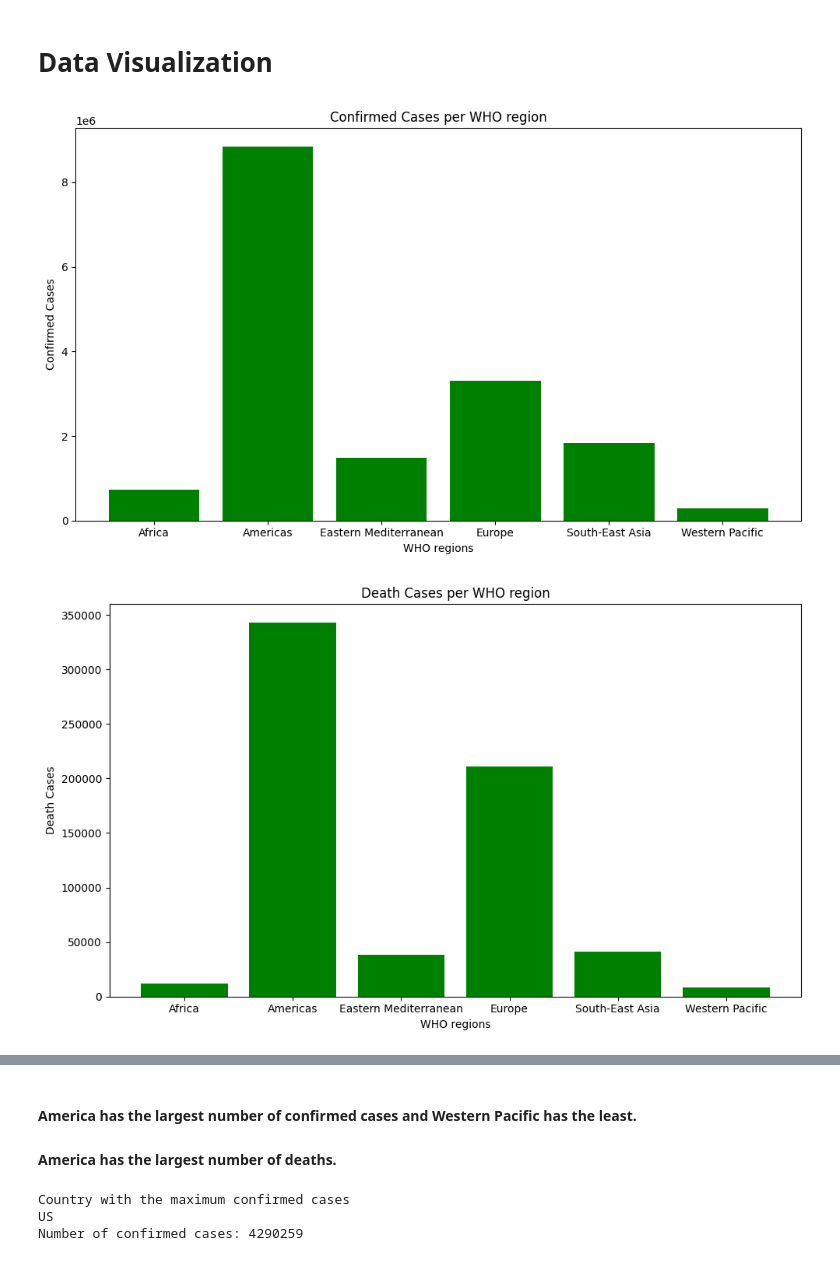
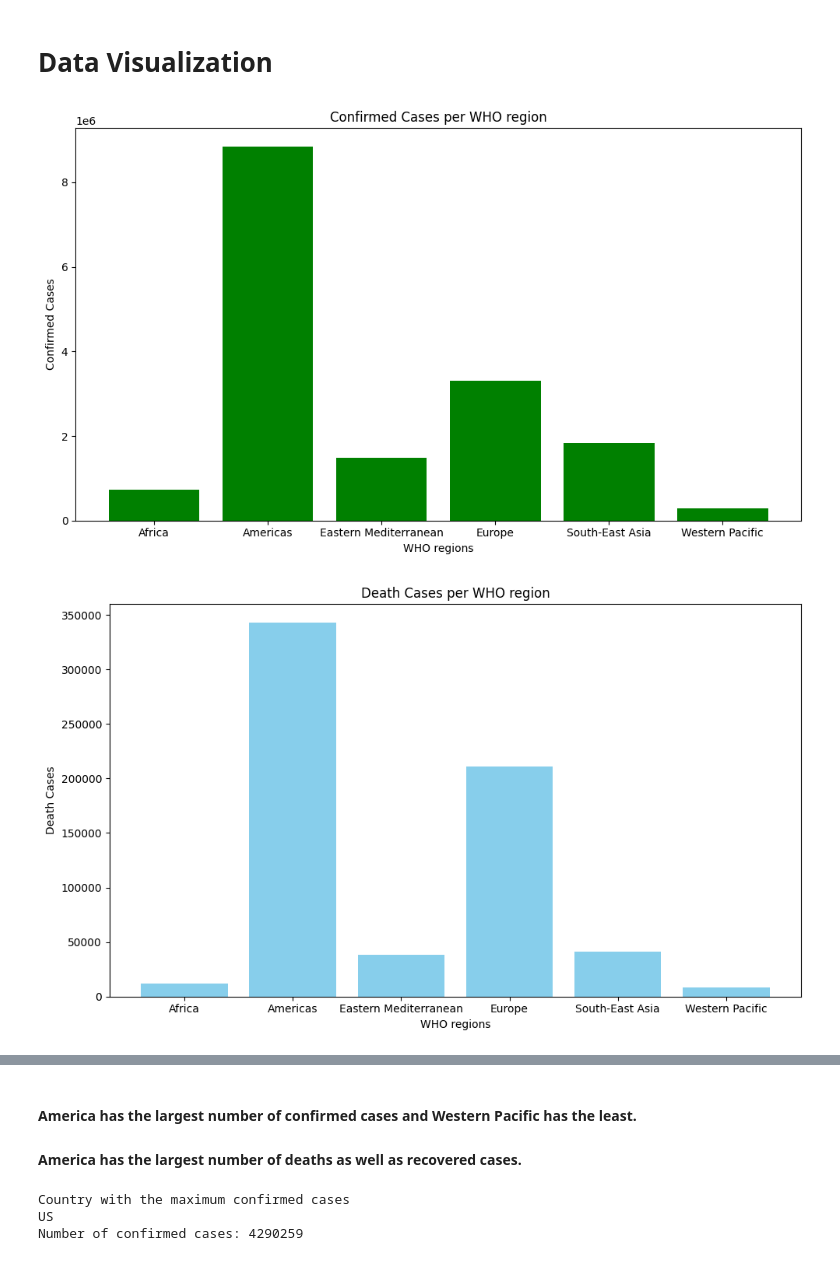
Before and after one commit to barshakc/Covid-19-Data-Analysis, a Jupyter notebook: Covid-19.ipynb, the cells around one changed output, grey strips where cells are left out. Saved outputs shown, nothing was run; the diff lists cells and outputs as text; code cells hidden in the pictures.

Commit message:
Added Visualizations

```diff
--- a/Covid-19.ipynb
+++ b/Covid-19.ipynb
@@ -102,25 +103,36 @@ df.describe()
 # %%
 #To determine the highest number of confirmed cases in WHO region ,we shall plot it in bar diagram.
 df_grouped=df.groupby('WHO Region')['Confirmed'].sum().reset_index()
 
 plt.figure(figsize=(10,6))
 plt.bar(df_grouped['WHO Region'],df_grouped['Confirmed'],color='green')
 plt.xlabel('WHO regions')
 plt.ylabel('Confirmed Cases')
 plt.title('Confirmed Cases per WHO region')
 plt.tight_layout()
 plt.show()
 
 #To determine the highest number of deaths in WHO region
 df_death=df.groupby('WHO Region')['Deaths'].sum().reset_index()
 
 plt.figure(figsize=(10,6))
-plt.bar(df_death['WHO Region'],df_death['Deaths'],color='green')
+plt.bar(df_death['WHO Region'],df_death['Deaths'],color='skyblue')
 plt.xlabel('WHO regions')
 plt.ylabel('Death Cases')
 plt.title('Death Cases per WHO region')
 plt.tight_layout()
 plt.show()
+
+#To determine the highest number of recovered cases in WHO region
+df_death=df.groupby('WHO Region')['Recovered'].sum().reset_index()
+
+plt.figure(figsize=(10,6))
+plt.bar(df_death['WHO Region'],df_death['Recovered'],color='red')
+plt.xlabel('WHO regions')
+plt.ylabel('Recovered Cases')
+plt.title('Recovered Cases per WHO region')
+plt.tight_layout()
+plt.show()
 # %% [output]
 [figure]
-[figure, old version]
+[figure, new version]
@@ -127,6 +140,6 @@ plt.show()
 # %% [markdown]
 ####  America has the largest number of confirmed cases and Western Pacific has the least.
-####                                      America has the largest number of deaths.
+####                                      America has the largest number of deaths as well as recovered cases.
 # %%
 # To determine which country has the maximum number of confirmed cases.
 max_cases=df.loc[df['Confirmed'].idxmax()]
```
Also changed, not shown: parts of 6 cells of this notebook.
